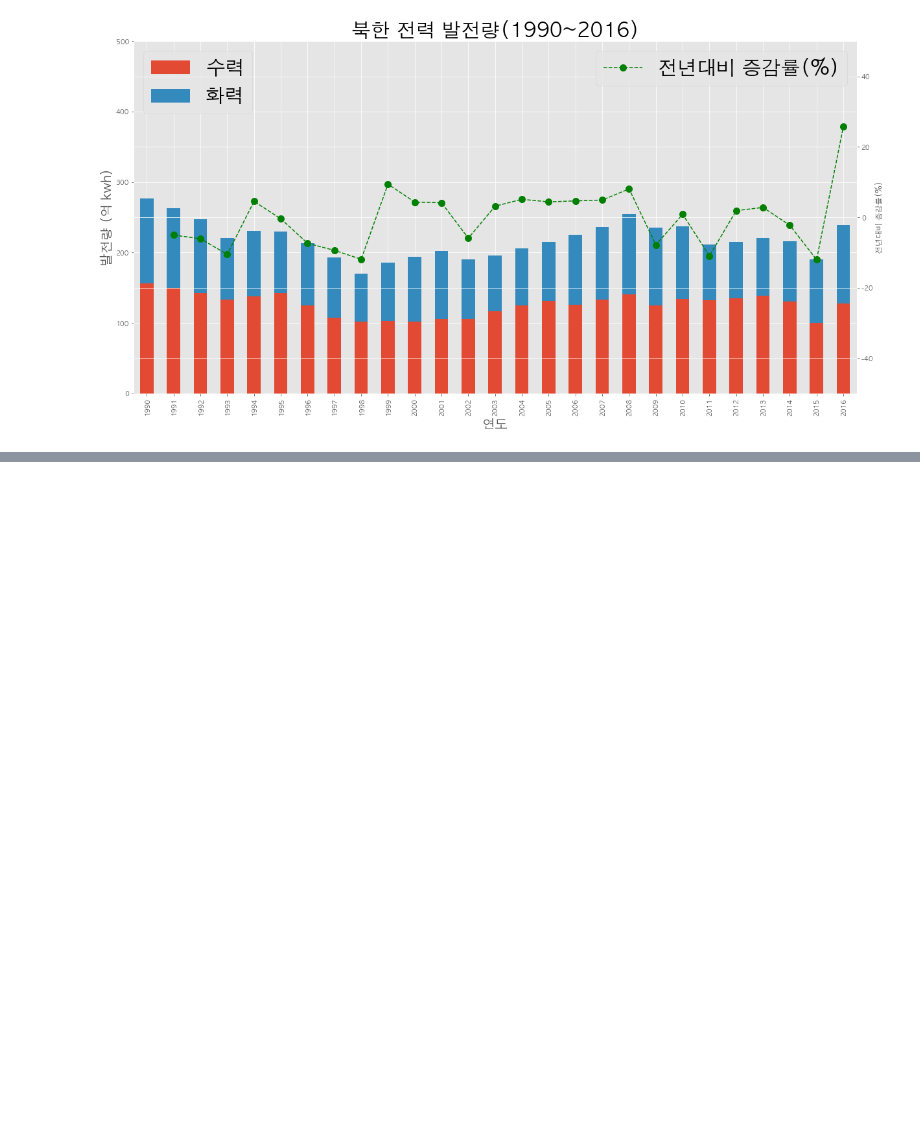
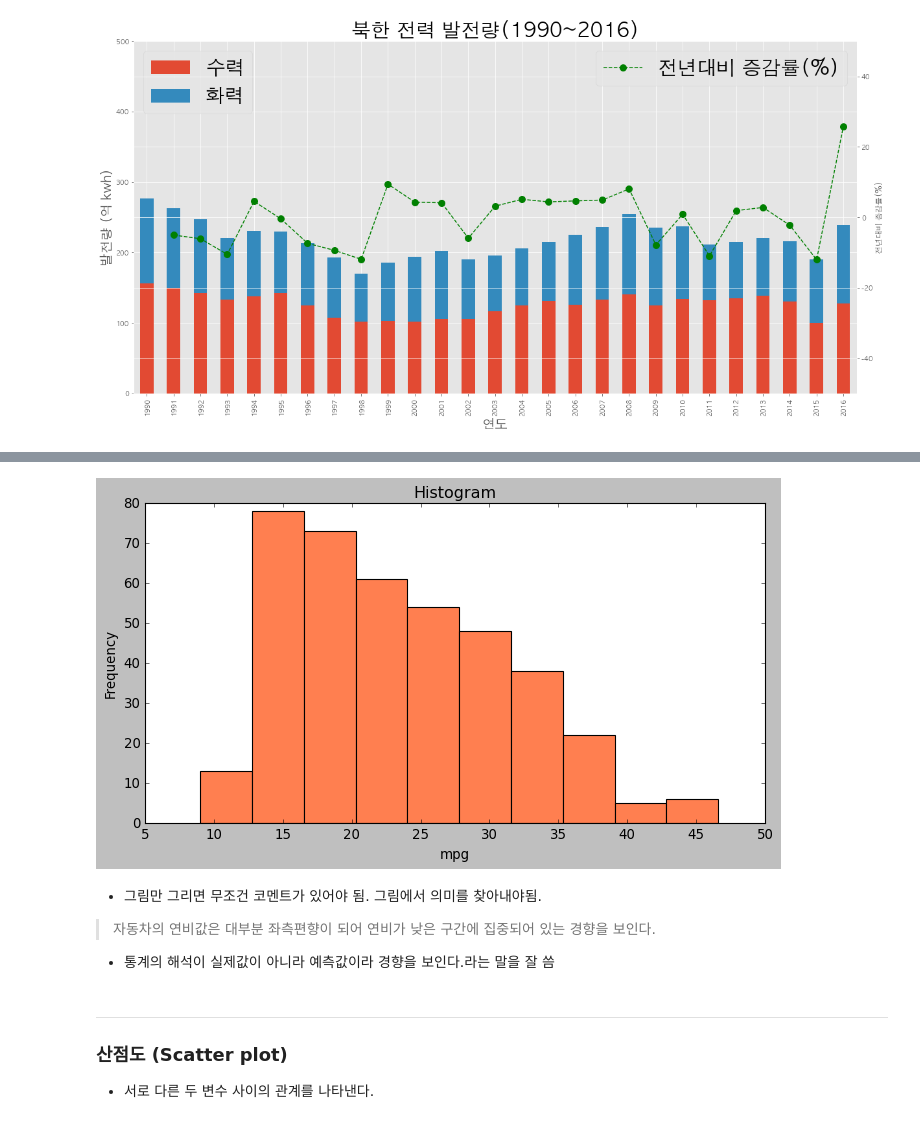
Before and after one commit to bjKim2/python_tj, a Jupyter notebook: 3.DataAnalysis/Note/09.시각화도구.ipynb, the cells around one changed output, grey strips where cells are left out. Drawn from its saved outputs; the diff is of its cells as text; code cells hidden in the pictures; blank space fills up the shorter version.

```diff
--- a/3.DataAnalysis/Note/09.시각화도구.ipynb
+++ b/3.DataAnalysis/Note/09.시각화도구.ipynb
@@ -155,0 +160,6 @@ plt.show()
+# %%
+# Style 서식 지정
+plt.style.use('classic')
+# %%
+df = pd.read_csv("../Data/auto-mpg.csv", header = None)
+df.head()
@@ -155,0 +173,4 @@ plt.show()
+# %%
+df.columns = ['mpg','cylinders','displacement','horsepower','weight',
+              'acceleration','model year','origin','name']
+df.head()
@@ -155,0 +184,24 @@ plt.show()
+# %%
+# 연비(mpg) 열에 대한 히스토그램 그리기
+df['mpg'].plot(
+    kind = 'hist',
+    bins = 10, # 전체 등분 수
+    color = 'coral',
+    figsize = (10,5),
+)
+# 그래프 그리기
+plt.title("Histogram")
+plt.xlabel('mpg')
+
+plt.show()
+# %% [output]
+[figure, added]
+# %% [markdown]
+
+- 그림만 그리면 무조건 코멘트가 있어야 됨. 그림에서 의미를 찾아내야됨.
+> 자동차의 연비값은 대부분 좌측편향이 되어 연비가 낮은 구간에 집중되어 있는 경향을 보인다.
+- 통계의 해석이 실제값이 아니라 예측값이라 경향을 보인다.라는 말을 잘 씀
+# %% [markdown]
+---
+### 산점도 (Scatter plot)
+- 서로 다른 두 변수 사이의 관계를 나타낸다.
```
Also changed, not shown: parts of 25 cells of this notebook, 12 other files.
